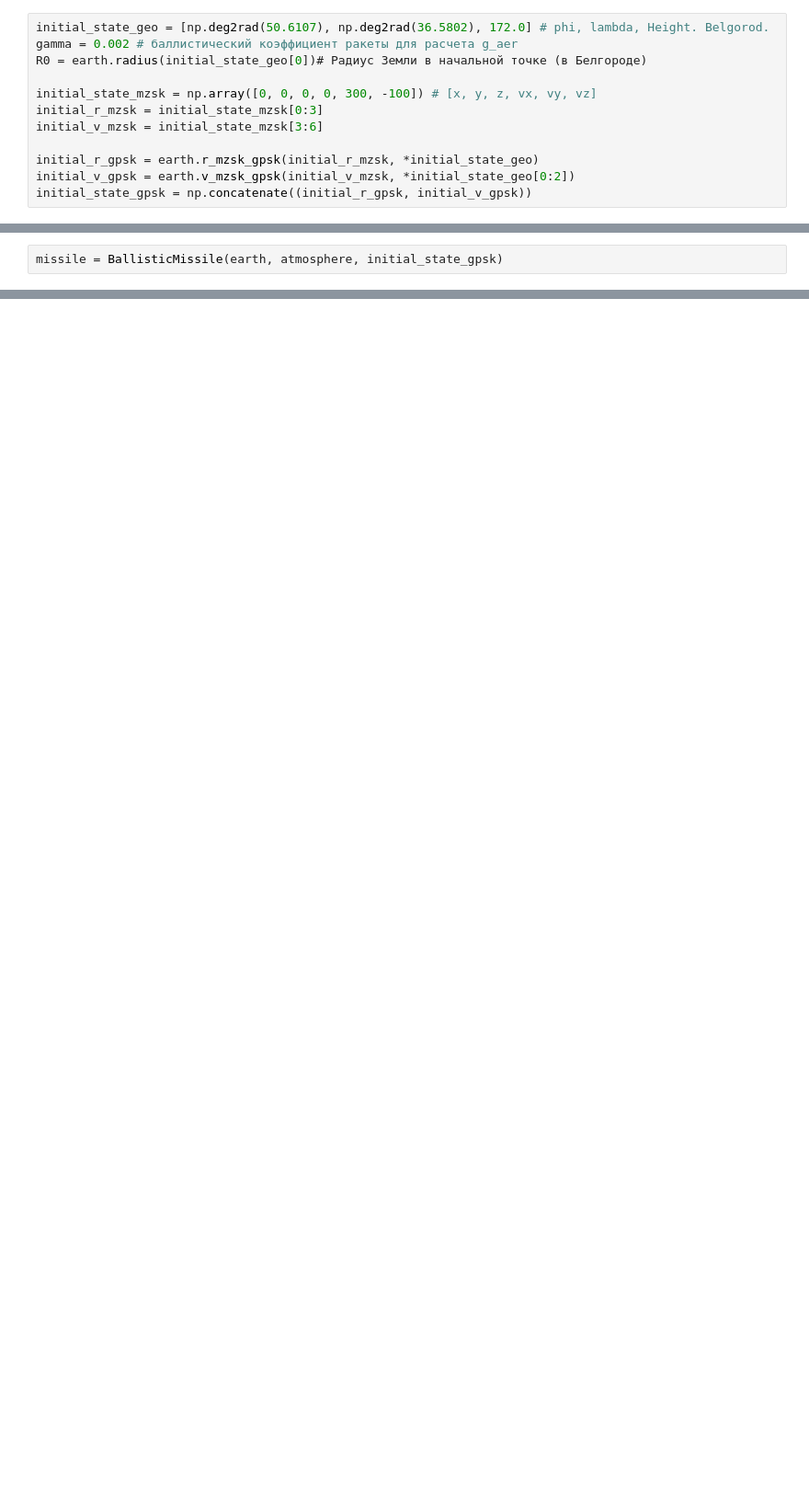
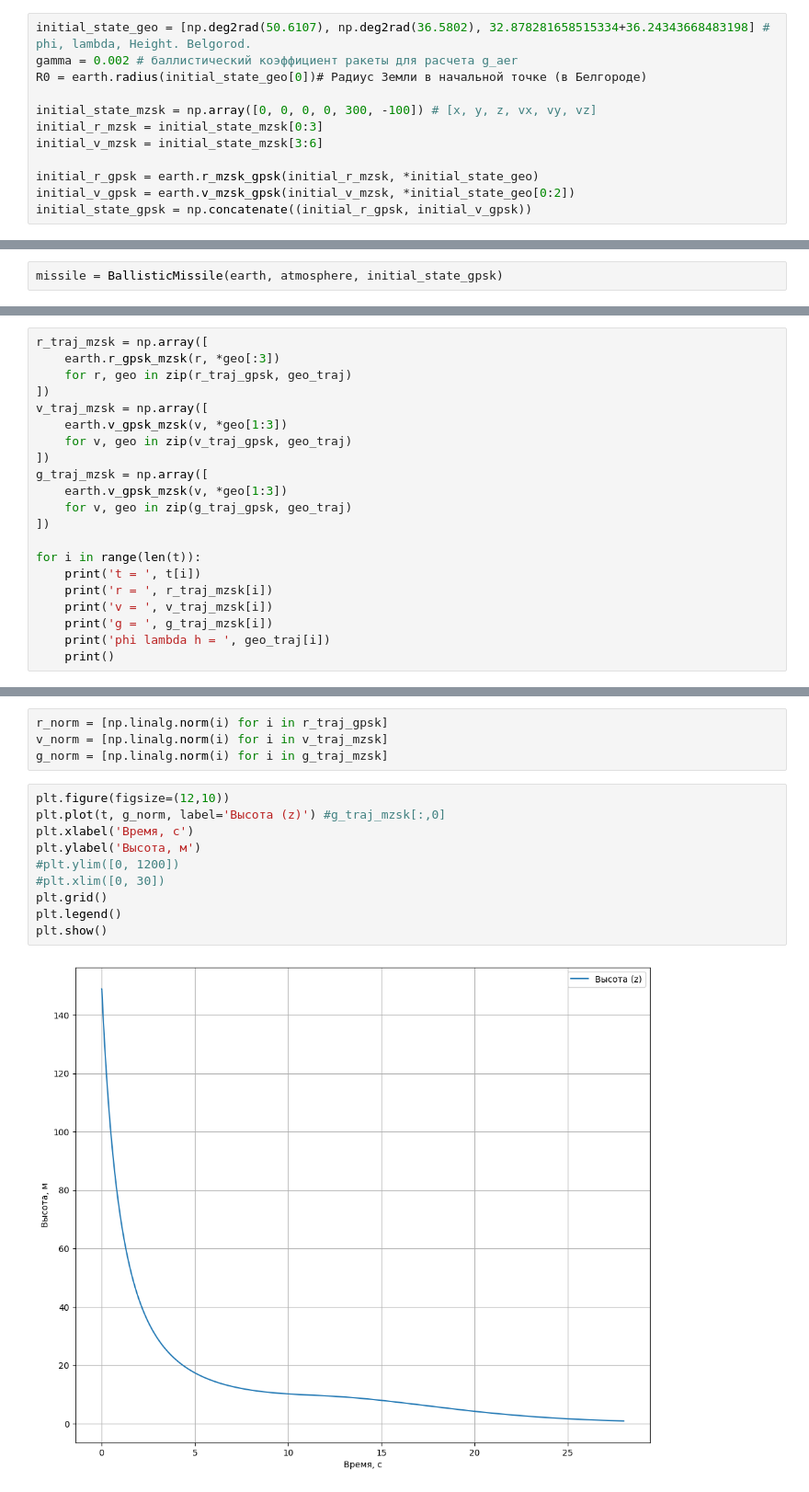
Before and after one commit to golenn/Ballistics, a Jupyter notebook: Ballistics.ipynb, the cells around one changed output, grey strips where cells are left out. Shown at 92% size. Saved outputs shown, nothing was run; the diff lists cells and outputs as text; blank space fills up the shorter version.

```diff
--- a/Ballistics.ipynb
+++ b/Ballistics.ipynb
@@ -334,7 +365,7 @@ class BallisticMissile:
 earth = Earth()
 atmosphere = Atmosphere()
 # %%
-initial_state_geo = [np.deg2rad(50.6107), np.deg2rad(36.5802), 172.0] # phi, lambda, Height. Belgorod.
+initial_state_geo = [np.deg2rad(50.6107), np.deg2rad(36.5802), 32.878281658515334+36.24343668483198] # phi, lambda, Height. Belgorod.
 gamma = 0.002 # баллистический коэффициент ракеты для расчета g_aer
 R0 = earth.radius(initial_state_geo[0])# Радиус Земли в начальной точке (в Белгороде)
 
@@ -400,0 +448,21 @@ g_mzsk =  -0.011306032326495363 -140.27756528421406 43.51971566776762
+# %%
+r_traj_mzsk = np.array([
+    earth.r_gpsk_mzsk(r, *geo[:3])
+    for r, geo in zip(r_traj_gpsk, geo_traj)
+])
+v_traj_mzsk = np.array([
+    earth.v_gpsk_mzsk(v, *geo[1:3])
+    for v, geo in zip(v_traj_gpsk, geo_traj)
+])
+g_traj_mzsk = np.array([
+    earth.v_gpsk_mzsk(v, *geo[1:3])
+    for v, geo in zip(g_traj_gpsk, geo_traj)
+])
+
+for i in range(len(t)):
+    print('t = ', t[i])
+    print('r = ', r_traj_mzsk[i])
+    print('v = ', v_traj_mzsk[i])
+    print('g = ', g_traj_mzsk[i])
+    print('phi lambda h = ', geo_traj[i])
+    print()
@@ -400,0 +487,16 @@ g_mzsk =  -0.011306032326495363 -140.27756528421406 43.51971566776762
+# %%
+r_norm = [np.linalg.norm(i) for i in r_traj_gpsk]
+v_norm = [np.linalg.norm(i) for i in v_traj_mzsk]
+g_norm = [np.linalg.norm(i) for i in g_traj_mzsk]
+# %%
+plt.figure(figsize=(12,10))
+plt.plot(t, g_norm, label='Высота (z)') #g_traj_mzsk[:,0]
+plt.xlabel('Время, с')
+plt.ylabel('Высота, м')
+#plt.ylim([0, 1200])
+#plt.xlim([0, 30])
+plt.grid()
+plt.legend()
+plt.show()
+# %% [output]
+[figure, added]
```
Also changed, not shown: parts of 7 cells of this notebook.
